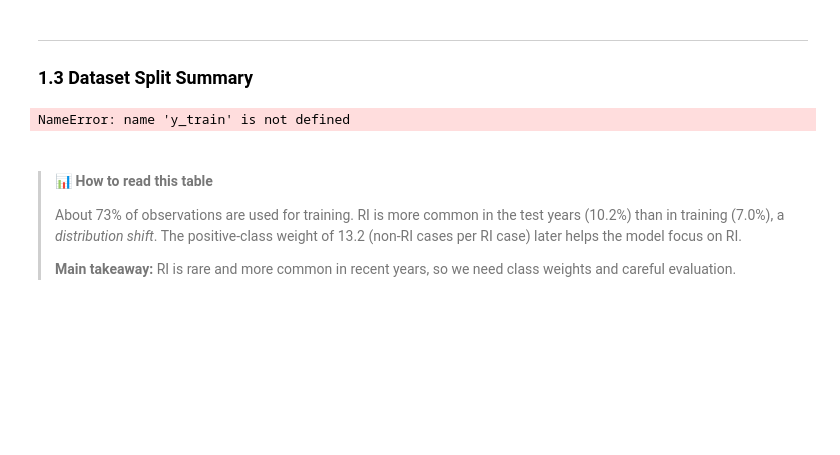
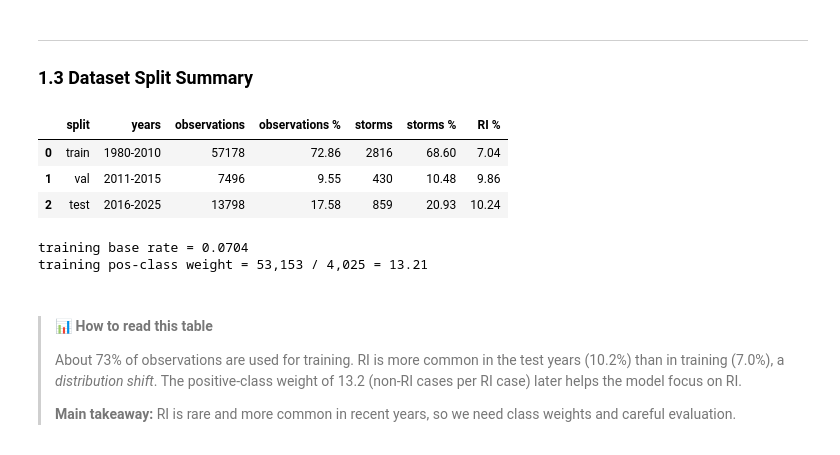
Before and after one commit to ccai-tropicalcycloneri-tutorial-2026/tropicalcycloneriprediction, a Jupyter notebook: notebook/tropicalcyclone_rapidintensification.ipynb, the cells around one changed output. Drawn from its saved outputs; the diff is of its cells as text; code cells hidden in the pictures; blank space fills up the shorter version.

```diff
--- a/notebook/tropicalcyclone_rapidintensification.ipynb
+++ b/notebook/tropicalcyclone_rapidintensification.ipynb
@@ -2151,33 +2374,40 @@ FEATURE_SETS = {
 # %%
 BASE_RATE        = float(y_train.mean())
 POS_CLASS_WEIGHT = float((y_train == 0).sum() / (y_train == 1).sum())
+n_ri     = int((y_train == 1).sum())   # RI observations
+n_non_ri = int((y_train == 0).sum())   # non-RI observations
 
 total_observations = len(df_train) + len(df_val) + len(df_test)
 total_storms = (
     df_train[GROUP].nunique()
     + df_val[GROUP].nunique()
     + df_test[GROUP].nunique()
 )
 
 summary = pd.DataFrame([
     {"split": "train", "years": "1980-2010", "observations": len(df_train),
      "storms": df_train[GROUP].nunique(), "RI %": 100 * y_train.mean()},
     {"split": "val",   "years": "2011-2015", "observations": len(df_val),
      "storms": df_val[GROUP].nunique(), "RI %": 100 * y_val.mean()},
     {"split": "test",  "years": "2016-2025", "observations": len(df_test),
      "storms": df_test[GROUP].nunique(), "RI %": 100 * y_test.mean()},
 ])
 summary["observations %"] = 100 * summary["observations"] / total_observations
 summary["storms %"] = 100 * summary["storms"] / total_storms
 summary = summary[
     ["split", "years", "observations", "observations %", "storms", "storms %", "RI %"]
 ]
 
 display(summary.round(2))
 print(f"training base rate = {BASE_RATE:.4f}")
 print(f"training pos-class weight = {n_non_ri:,} / {n_ri:,} = {POS_CLASS_WEIGHT:.2f}")
 # %% [output]
+|  | split | years | observations | observations % | storms | storms % | RI % |
+| 0 | train | 1980-2010 | 57178 | 72.86 | 2816 | 68.60 | 7.04 |
+| 1 | val | 2011-2015 | 7496 | 9.55 | 430 | 10.48 | 9.86 |
+| 2 | test | 2016-2025 | 13798 | 17.58 | 859 | 20.93 | 10.24 |
-NameError: name 'y_train' is not defined
+training base rate = 0.0704
+training pos-class weight = 53,153 / 4,025 = 13.21
 # %% [markdown]
 > #### 📊 How to read this table
 >
```
Also changed, not shown: parts of 79 cells of this notebook.
